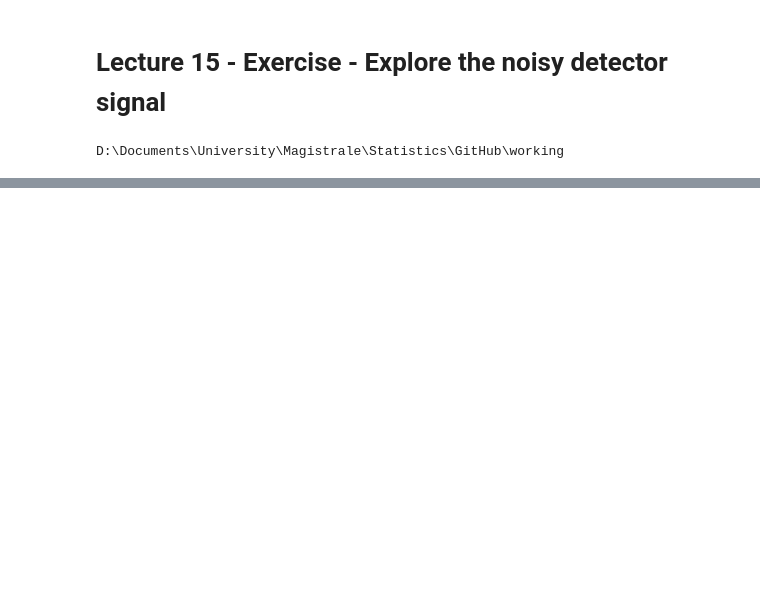
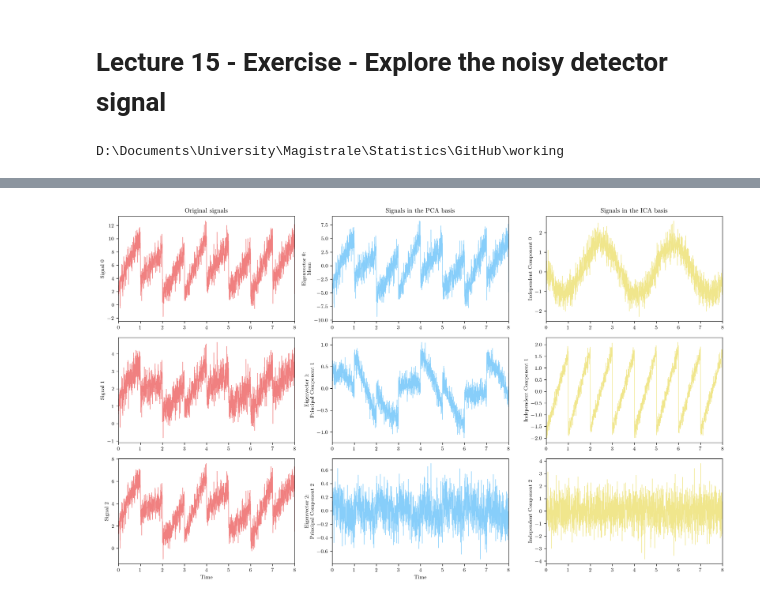
Before and after one commit to Andrea-Pierini/astrostatistics_bicocca_2022-1, a Jupyter notebook: lectures/L15.ipynb, the cells around one changed output, grey strips where cells are left out. Cells and saved outputs as stored; diff of their text form; code cells hidden in the pictures; blank space fills up the shorter version.

```diff
--- a/lectures/L15.ipynb
+++ b/lectures/L15.ipynb
@@ -221,17 +248,0 @@ fig.tight_layout()
-# %%
-#-------------------------------------------------------------------------
-# plot the three measured noisy signals
-#-------------------------------------------------------------------------
-
-fig, ax = plt.subplots(3,1,figsize=(5,9))
-ax = ax.reshape(3)
-
-for i in range(3):
-    ax[i].set_xlim(0,8)
-    ax[i].plot(time, signal[i,:], color='lightcoral', lw=0.85)
-    ax[i].set_ylabel('Signal {:d}'.format(i+1))
-ax[-1].set_xlabel('Time')
-fig.suptitle('Three noisy detectors measure the same event')
-fig.tight_layout()
-
-#-------------------------------------------------------------------------
@@ -271,0 +249,40 @@ eigenvalues: 2000 sets of 2 eigenvalues
+# %%
+#-------------------------------------------------------------------------
+# plot the three eigenvectors of the PCA and ICA bases
+#-------------------------------------------------------------------------
+
+fig, ax = plt.subplots(3,3,figsize=(15,9))
+
+
+color = ['lightcoral','lightskyblue','khaki']
+for i in range(PCA1_n_components):
+    for j in [0,1,2]:
+        ax[i,j].set_xlim(0,8)
+        if j==1:
+            ax[i,j].plot(time, PCA1_eigenvalues[:,i], color=color[j], lw=0.85)
+            if i==0:
+                ax[i,j].set_ylabel('Eigenvector {:d}:\nMean'.format(i))
+                ax[i,j].set_title('Signals in the PCA basis')
+            else:
+                ax[i,j].set_ylabel('Eigenvector {:d}:\nPrincipal Component {:d}'.format(i,i))
+        elif j==2:
+            ax[i,j].plot(time, ICA1_eigenvalues[:,i], color=color[j], lw=0.85)
+            ax[i,j].set_ylabel('Independent Component {:d}'.format(i))
+            if i==0:
+                ax[i,j].set_title('Signals in the ICA basis')
+        else:
+            ax[i,j].plot(time, signal[:,i], color=color[j], lw=0.85)
+            ax[i,j].set_ylabel('Signal {:d}'.format(i))
+            if i==0:
+                ax[i,j].set_title('Original signals')
+
+ax[-1,0].set_xlabel('Time')
+ax[-1,1].set_xlabel('Time')
+# ax[0].plot(time, signal_mean[0,:], color='lightskyblue', lw=0.85)
+
+# fig.suptitle('Base of PCA and ICA eigenvectors')
+fig.tight_layout()
+
+#-------------------------------------------------------------------------
+# %% [output]
+[figure, added]
```
Also changed, not shown: parts of 12 cells of this notebook, 2 other files.
